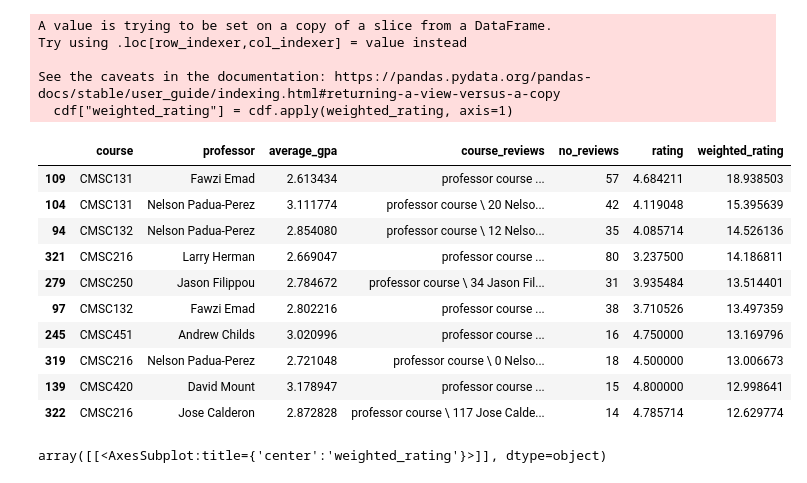
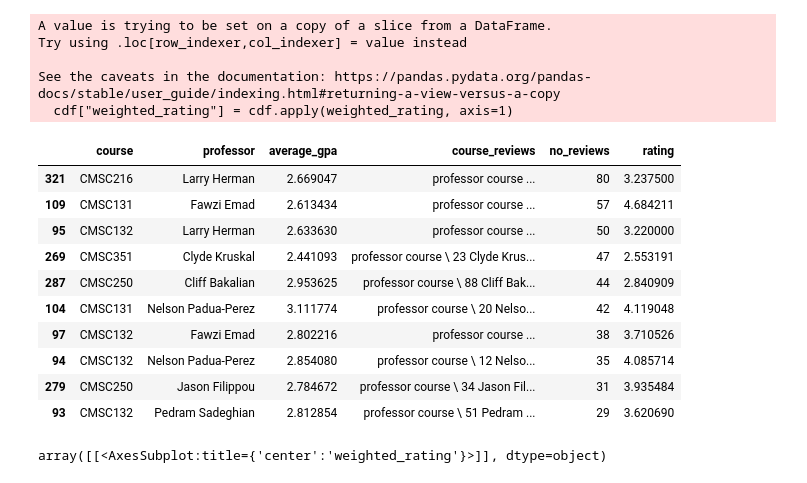
Before and after one commit to adamy03/course_analysis, a Jupyter notebook: course_analysis.ipynb, the cells around one changed output. Saved outputs shown, nothing was run; the diff lists cells and outputs as text; code cells hidden in the pictures.

```diff
--- a/course_analysis.ipynb
+++ b/course_analysis.ipynb
@@ -358,19 +375,19 @@ Try using .loc[row_indexer,col_indexer] = value instead
 See the caveats in the documentation: https://pandas.pydata.org/pandas-docs/stable/user_guide/indexing.html#returning-a-view-versus-a-copy
   cdf["weighted_rating"] = cdf.apply(weighted_rating, axis=1)
 # %%
-cdf.sort_values("weighted_rating", ascending=False).head(10)
+cdf.sort_values("no_reviews", ascending=False).head(10)
 # %% [output]
-|  | course | professor | average_gpa | course_reviews | no_reviews | rating | weighted_rating |
-| 109 | CMSC131 | Fawzi Emad | 2.613434 | professor course ... | 57 | 4.684211 | 18.938503 |
-| 104 | CMSC131 | Nelson Padua-Perez | 3.111774 | professor course \ 20 Nelso... | 42 | 4.119048 | 15.395639 |
-| 94 | CMSC132 | Nelson Padua-Perez | 2.854080 | professor course \ 12 Nelso... | 35 | 4.085714 | 14.526136 |
-| 321 | CMSC216 | Larry Herman | 2.669047 | professor course ... | 80 | 3.237500 | 14.186811 |
-| 279 | CMSC250 | Jason Filippou | 2.784672 | professor course \ 34 Jason Fil... | 31 | 3.935484 | 13.514401 |
-| 97 | CMSC132 | Fawzi Emad | 2.802216 | professor course ... | 38 | 3.710526 | 13.497359 |
-| 245 | CMSC451 | Andrew Childs | 3.020996 | professor course ... | 16 | 4.750000 | 13.169796 |
-| 319 | CMSC216 | Nelson Padua-Perez | 2.721048 | professor course \ 0 Nelso... | 18 | 4.500000 | 13.006673 |
-| 139 | CMSC420 | David Mount | 3.178947 | professor course ... | 15 | 4.800000 | 12.998641 |
-| 322 | CMSC216 | Jose Calderon | 2.872828 | professor course \ 117 Jose Calde... | 14 | 4.785714 | 12.629774 |
+|  | course | professor | average_gpa | course_reviews | no_reviews | rating |
+| 321 | CMSC216 | Larry Herman | 2.669047 | professor course ... | 80 | 3.237500 |
+| 109 | CMSC131 | Fawzi Emad | 2.613434 | professor course ... | 57 | 4.684211 |
+| 95 | CMSC132 | Larry Herman | 2.633630 | professor course ... | 50 | 3.220000 |
+| 269 | CMSC351 | Clyde Kruskal | 2.441093 | professor course \ 23 Clyde Krus... | 47 | 2.553191 |
+| 287 | CMSC250 | Cliff Bakalian | 2.953625 | professor course \ 88 Cliff Bak... | 44 | 2.840909 |
+| 104 | CMSC131 | Nelson Padua-Perez | 3.111774 | professor course \ 20 Nelso... | 42 | 4.119048 |
+| 97 | CMSC132 | Fawzi Emad | 2.802216 | professor course ... | 38 | 3.710526 |
+| 94 | CMSC132 | Nelson Padua-Perez | 2.854080 | professor course \ 12 Nelso... | 35 | 4.085714 |
+| 279 | CMSC250 | Jason Filippou | 2.784672 | professor course \ 34 Jason Fil... | 31 | 3.935484 |
+| 93 | CMSC132 | Pedram Sadeghian | 2.812854 | professor course \ 51 Pedram ... | 29 | 3.620690 |
 # %%
 cdf.hist("weighted_rating", bins=10)
 # %% [output]
```
Also changed, not shown: parts of 9 cells of this notebook.
